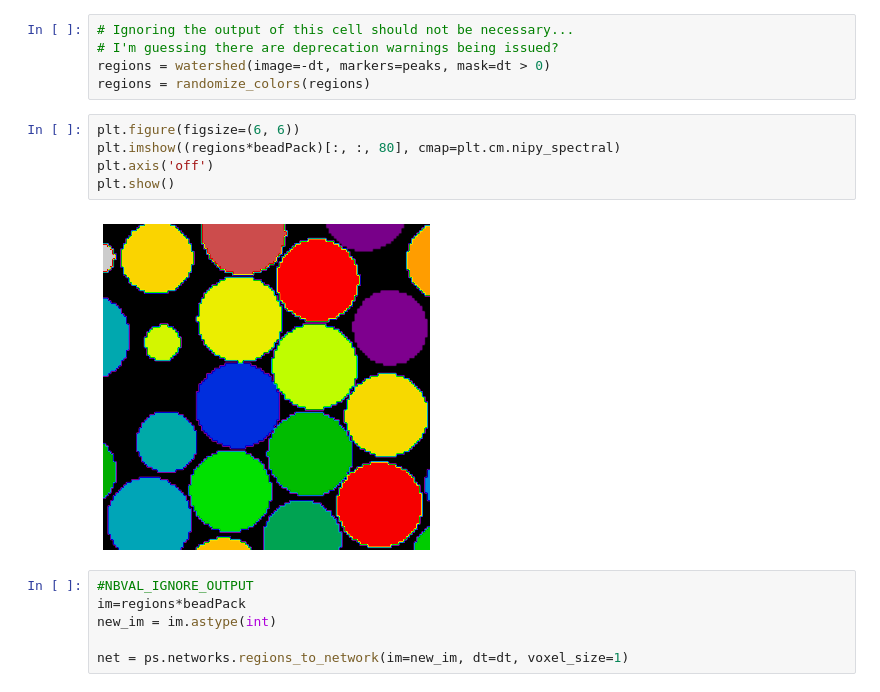
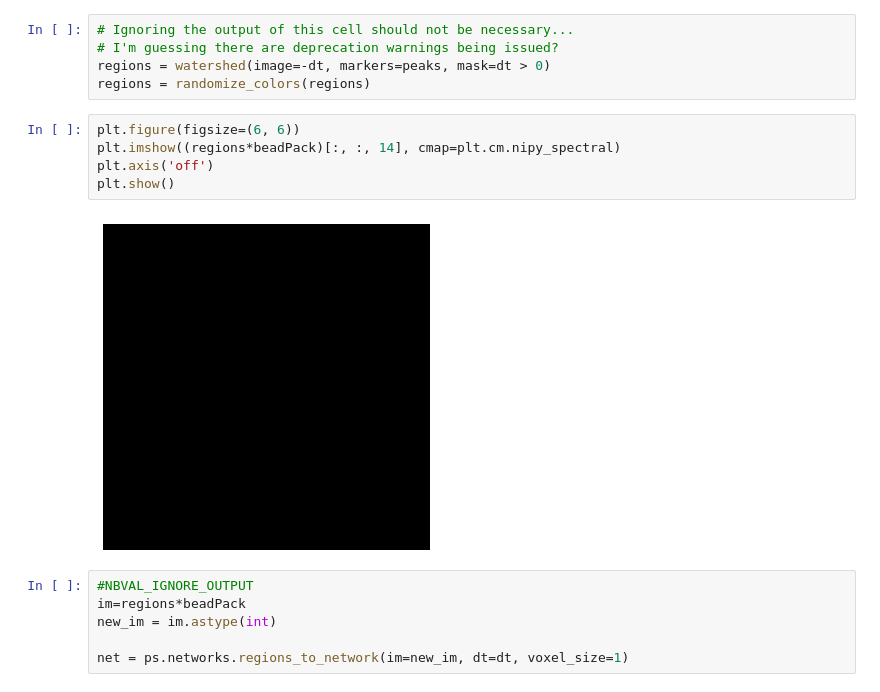
Before and after one commit to akkendrick/LABMOPS, a Jupyter notebook: analyzeSim.ipynb, the cells around one changed output. Cells and saved outputs as stored; diff of their text form.

```diff
--- a/analyzeSim.ipynb
+++ b/analyzeSim.ipynb
@@ -84,11 +84,11 @@ regions = watershed(image=-dt, markers=peaks, mask=dt > 0)
 regions = randomize_colors(regions)
 # %%
 plt.figure(figsize=(6, 6))
-plt.imshow((regions*beadPack)[:, :, 80], cmap=plt.cm.nipy_spectral)
+plt.imshow((regions*beadPack)[:, :, 14], cmap=plt.cm.nipy_spectral)
 plt.axis('off')
 plt.show()
 # %% [output]
-[figure, old version]
+[figure, new version]
 # %%
 #NBVAL_IGNORE_OUTPUT
 im=regions*beadPack
```
Also changed, not shown: parts of 1 cell of this notebook, 1 other file.
